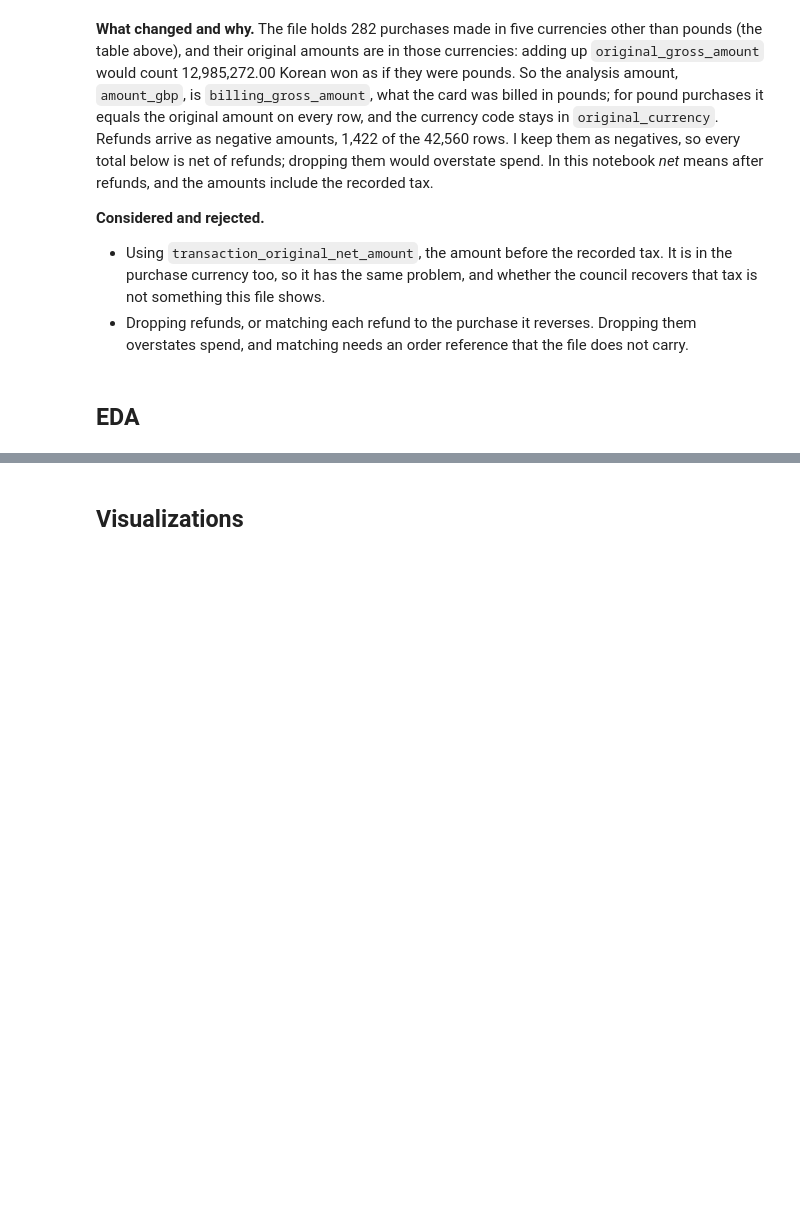
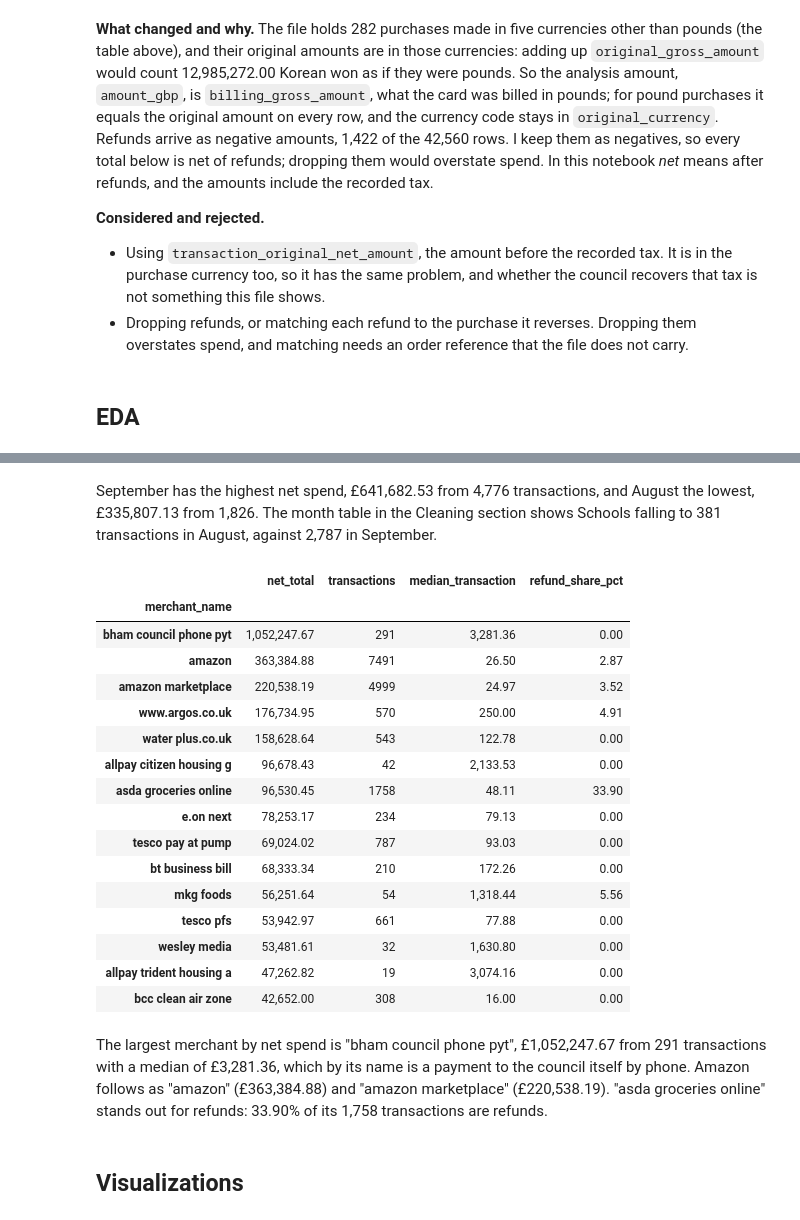
Before and after one commit to PaddyGilliland1/ai-programming-foundations-project, a Jupyter notebook: data_workflow.ipynb, the cells around one changed output, grey strips where cells are left out. Drawn from its saved outputs; the diff is of its cells as text; code cells hidden in the pictures; blank space fills up the shorter version.

```diff
--- a/data_workflow.ipynb
+++ b/data_workflow.ipynb
@@ -453,0 +493,9 @@ Refunds kept: 1,422 of 42,560 rows
+# %%
+spend = clean.assign(month=clean["transaction_date"].dt.strftime("%Y-%m"))
+
+print(f"Total net spend in 2024: £{spend['amount_gbp'].sum():,.2f}")
+print(f"Transactions: {len(spend):,}")
+refunds = spend["is_refund"]
+print(f"Refunds: {refunds.sum():,} ({refunds.mean():.2%} of transactions)")
+non_gbp = spend["is_non_gbp"]
+print(f"Non-GBP transactions: {non_gbp.sum():,} ({non_gbp.mean():.2%})")
@@ -454,3 +544,28 @@ Refunds kept: 1,422 of 42,560 rows
+# %% [markdown]
+September has the highest net spend, £641,682.53 from 4,776 transactions, and August the lowest, £335,807.13 from 1,826. The month table in the Cleaning section shows Schools falling to 381 transactions in August, against 2,787 in September.
+# %%
+top_merchants = summarise_spend(spend, "merchant_name").head(15)
+top_merchants
+# %% [output]
+|  | net_total | transactions | median_transaction | refund_share_pct |
+| merchant_name |  |  |  |  |
+| bham council phone pyt | 1,052,247.67 | 291 | 3,281.36 | 0.00 |
+| amazon | 363,384.88 | 7491 | 26.50 | 2.87 |
+| amazon marketplace | 220,538.19 | 4999 | 24.97 | 3.52 |
+| www.argos.co.uk | 176,734.95 | 570 | 250.00 | 4.91 |
+| water plus.co.uk | 158,628.64 | 543 | 122.78 | 0.00 |
+| allpay citizen housing g | 96,678.43 | 42 | 2,133.53 | 0.00 |
+| asda groceries online | 96,530.45 | 1758 | 48.11 | 33.90 |
+| e.on next | 78,253.17 | 234 | 79.13 | 0.00 |
+| tesco pay at pump | 69,024.02 | 787 | 93.03 | 0.00 |
+| bt business bill | 68,333.34 | 210 | 172.26 | 0.00 |
+| mkg foods | 56,251.64 | 54 | 1,318.44 | 5.56 |
+| tesco pfs | 53,942.97 | 661 | 77.88 | 0.00 |
+| wesley media | 53,481.61 | 32 | 1,630.80 | 0.00 |
+| allpay trident housing a | 47,262.82 | 19 | 3,074.16 | 0.00 |
+| bcc clean air zone | 42,652.00 | 308 | 16.00 | 0.00 |
+# %% [markdown]
+The largest merchant by net spend is "bham council phone pyt", £1,052,247.67 from 291 transactions with a median of £3,281.36, which by its name is a payment to the council itself by phone. Amazon follows as "amazon" (£363,384.88) and "amazon marketplace" (£220,538.19). "asda groceries online" stands out for refunds: 33.90% of its 1,758 transactions are refunds.
 # %% [markdown]
 ## Visualizations
 # %% [markdown]
```
Also changed, not shown: parts of 6 cells of this notebook.
